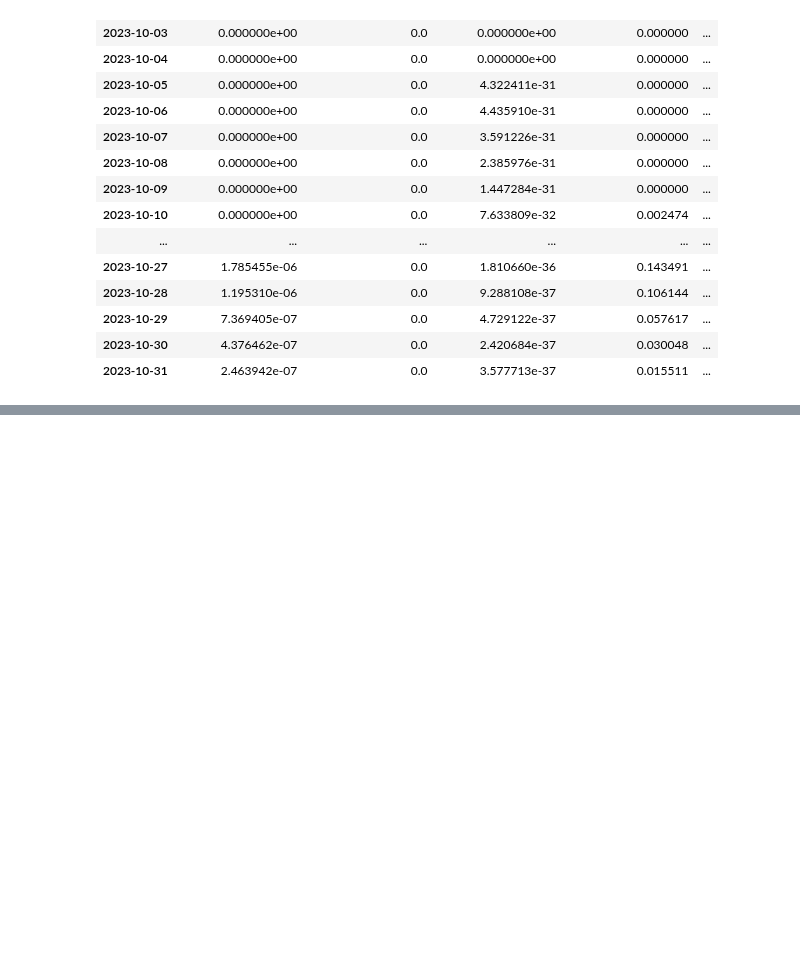
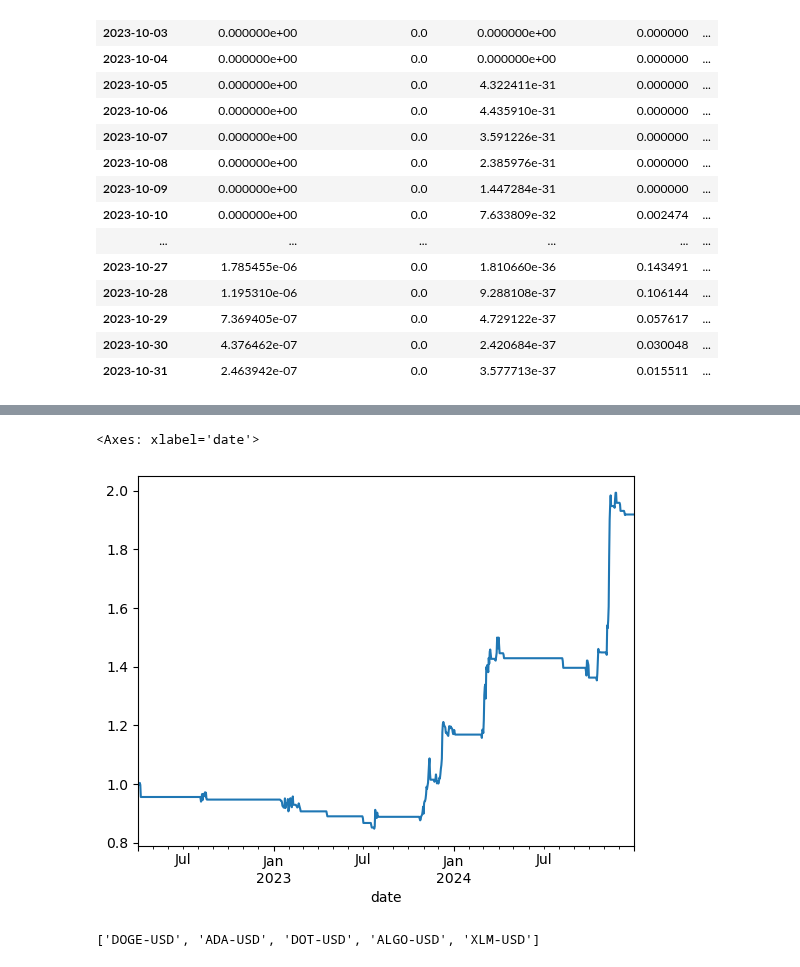
Before and after one commit to adheerchauhan/trend_following, a Jupyter notebook: research/notebooks/Trend_Following_Live_Strategy_Performance_Monitoring.ipynb, the cells around one changed output, grey strips where cells are left out. Drawn from its saved outputs; the diff is of its cells as text; code cells hidden in the pictures; blank space fills up the shorter version.

```diff
--- a/research/notebooks/Trend_Following_Live_Strategy_Performance_Monitoring.ipynb
+++ b/research/notebooks/Trend_Following_Live_Strategy_Performance_Monitoring.ipynb
@@ -637,7 +736,7 @@ def apply_target_volatility_position_sizing_continuous_strategy_with_rolling_r_s
 # %%
 start_date_test = pd.Timestamp('2022-04-01').date()
 end_date_test = pd.Timestamp('2024-12-31').date()
-alt_ticker_list = ['ZEC-USD','DOGE-USD','HBAR-USD','AAVE-USD','CRO-USD']
+alt_ticker_list = ['DOGE-USD','ADA-USD','DOT-USD','ALGO-USD','XLM-USD']
 df_final_prod_config_backtested_alt_strategy = apply_target_volatility_position_sizing_continuous_strategy_with_rolling_r_sqr_vol_of_vol_alt(
     start_date=start_date_test - pd.Timedelta(days=warmup_days), end_date=end_date_test, ticker_list=alt_ticker_list, fast_mavg=fast_mavg, slow_mavg=slow_mavg, mavg_stepsize=mavg_stepsize, mavg_z_score_window=mavg_z_score_window,
     entry_rolling_donchian_window=entry_rolling_donchian_window, exit_rolling_donchian_window=exit_rolling_donchian_window, use_donchian_exit_gate=use_donchian_exit_gate,
@@ -674,0 +785,9 @@ KeyError: Timestamp('2022-04-01 00:00:00')
+# %%
+df_final_prod_config_backtested_alt_strategy['equity_curve'].plot()
+# %% [output]
+<Axes: xlabel='date'>
+[figure, added]
+# %%
+final_signal_cols
+# %% [output]
+['DOGE-USD', 'ADA-USD', 'DOT-USD', 'ALGO-USD', 'XLM-USD']
```
Also changed, not shown: parts of 10 cells of this notebook, 1 other file.
